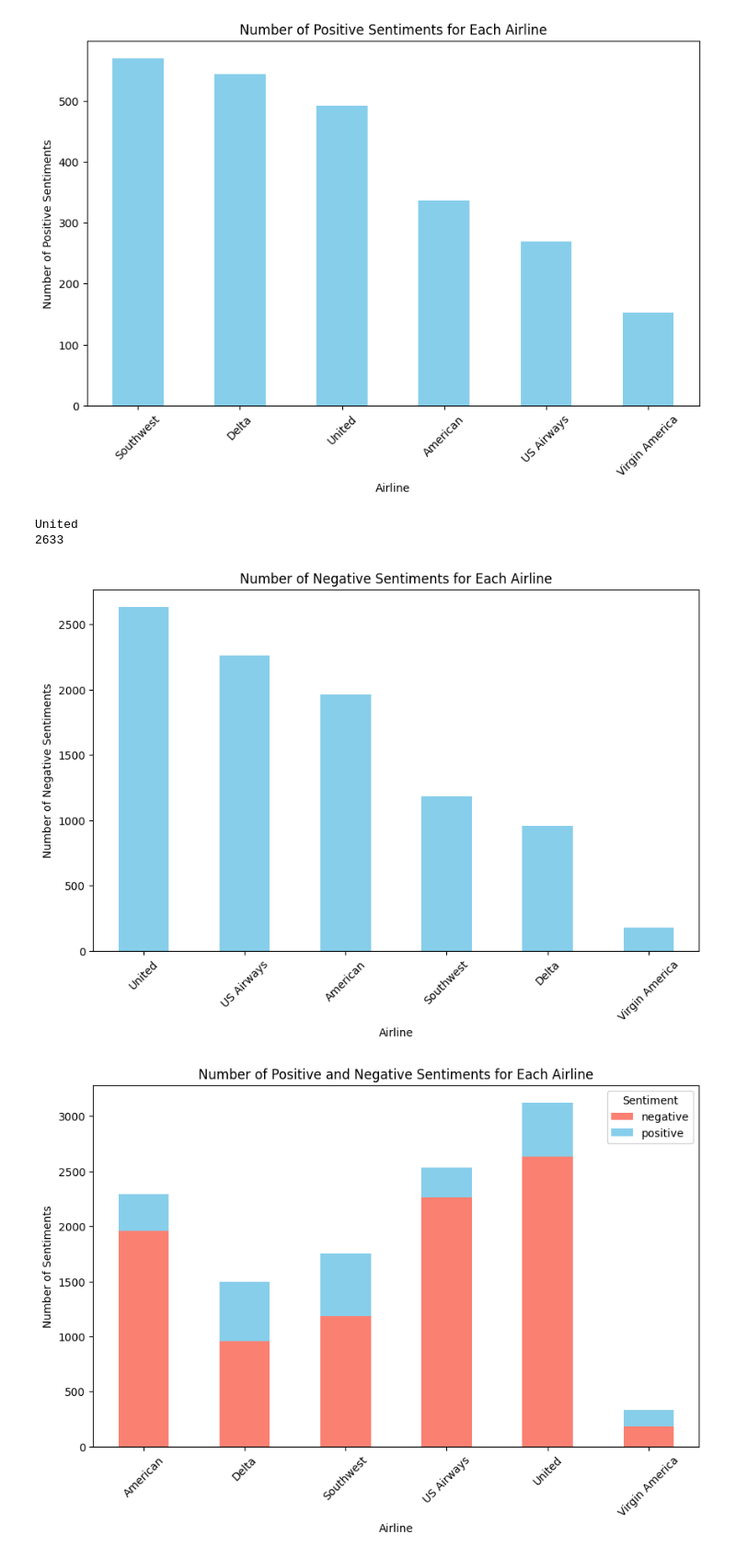
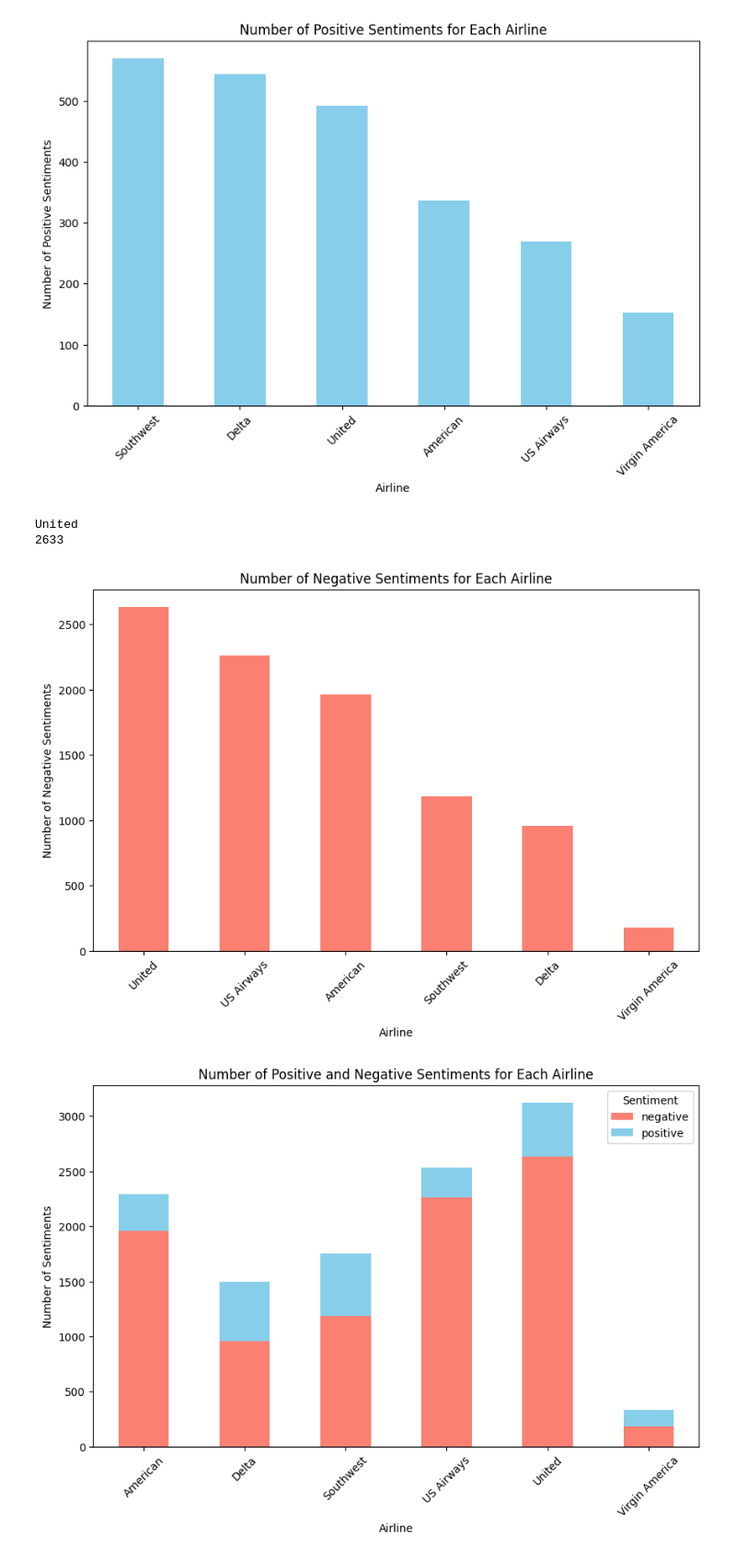
Before and after one commit to lucaswin89/Sentiment-Analysis-using-Machine-Learning-Models, a Jupyter notebook: EDA.ipynb, the cells around one changed output. Shown at 92% size. Saved outputs shown, nothing was run; the diff lists cells and outputs as text; code cells hidden in the pictures.

Commit message:
changed color for negative sentiment plot

```diff
--- a/EDA.ipynb
+++ b/EDA.ipynb
@@ -104,24 +90,24 @@ Southwest
 # %%
 negative_sentiment_df = df[df['airline_sentiment'] == 'negative']
 negative_airline_counts = negative_sentiment_df['airline'].value_counts()
 
 most_negative_airline = negative_airline_counts.idxmax()
 most_negative_count = negative_airline_counts.max()
 
 print(most_negative_airline)
 print(most_negative_count)
 
 plt.figure(figsize=(10, 6))
-negative_airline_counts.plot(kind='bar', color='skyblue')
+negative_airline_counts.plot(kind='bar', color='salmon')
 plt.title('Number of Negative Sentiments for Each Airline')
 plt.xlabel('Airline')
 plt.ylabel('Number of Negative Sentiments')
 plt.xticks(rotation=45)
 plt.show()
 # %% [output]
 United
 2633
-[figure, old version]
+[figure, new version]
 # %%
 filtered_df = df[df['airline_sentiment'].isin(['positive', 'negative'])]
 sentiment_counts = filtered_df.groupby(['airline', 'airline_sentiment']).size().unstack(fill_value=0)
```
Also changed, not shown: parts of 1 cell of this notebook.
